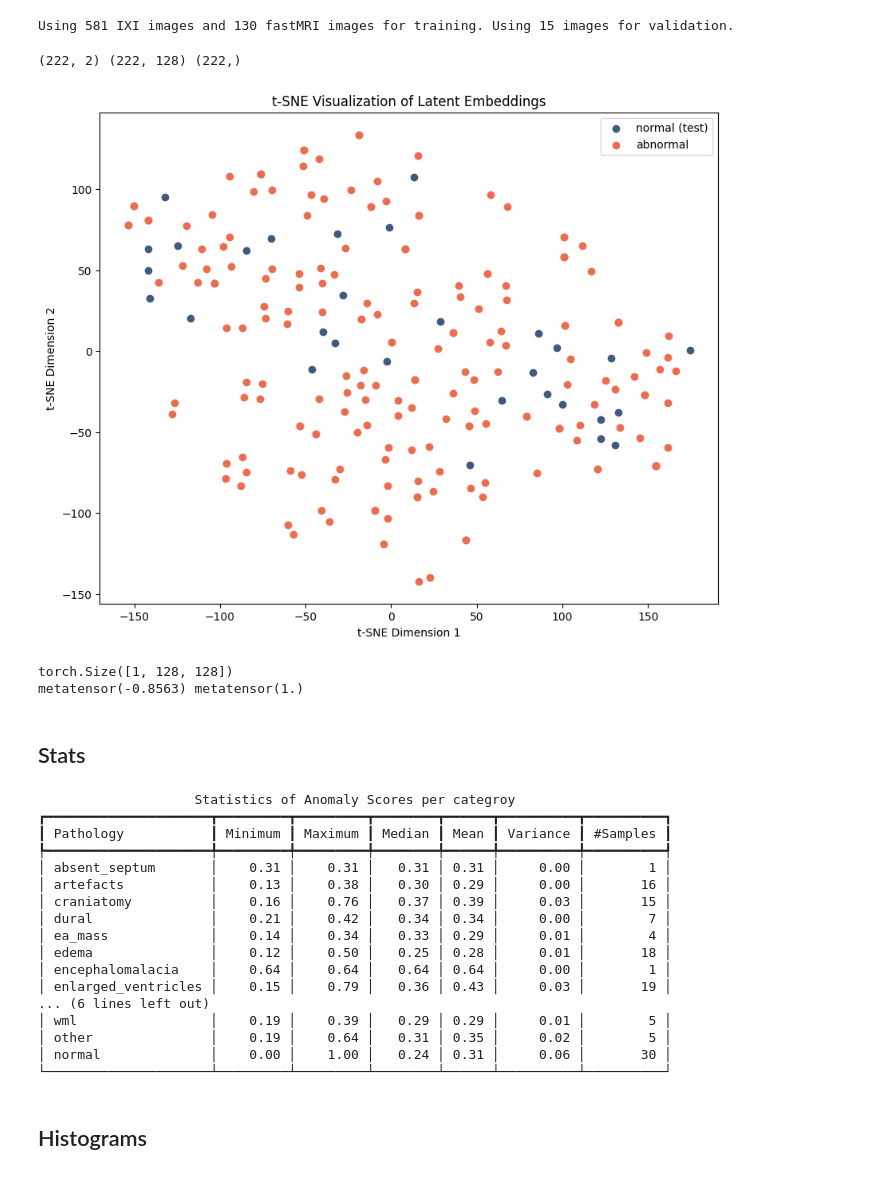
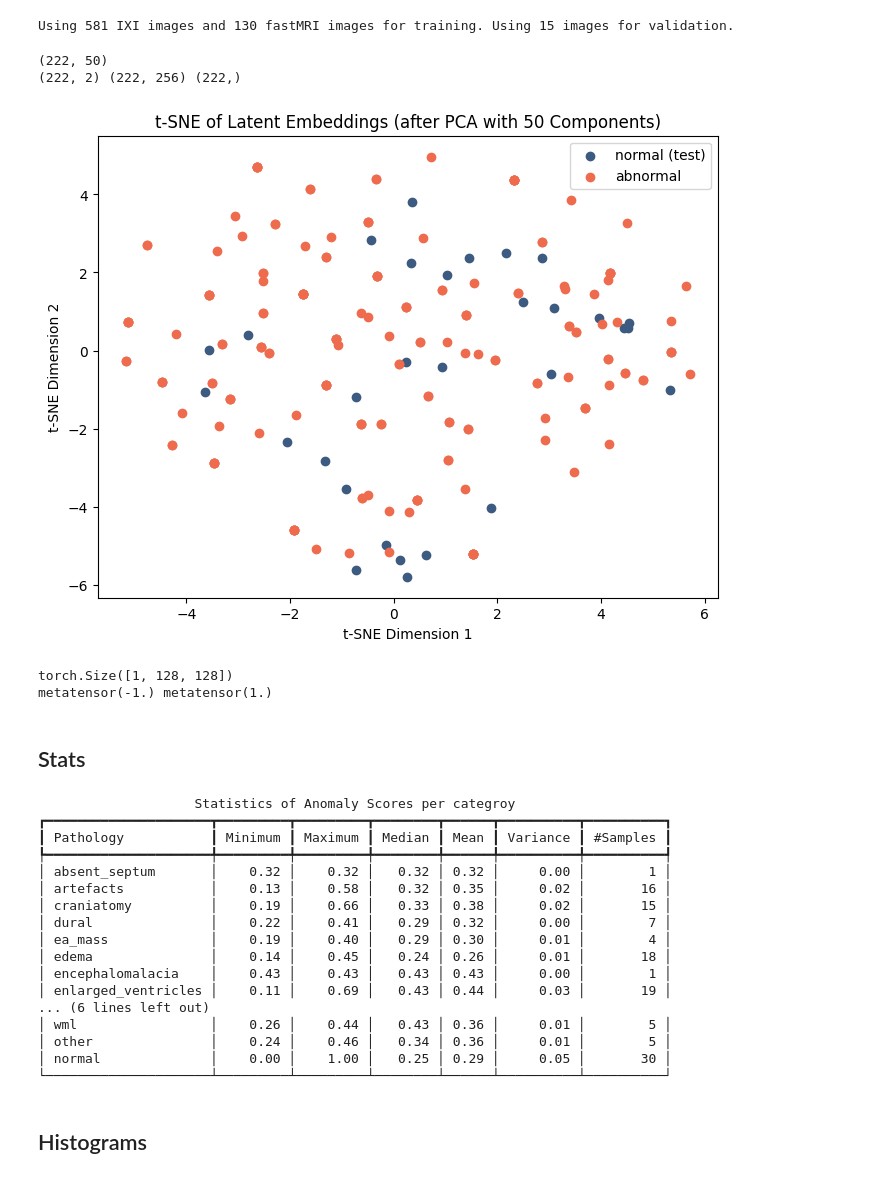
Before and after one commit to MarcelRosier/mad_seminar, a Jupyter notebook: run_eval.ipynb, the cells around one changed output. Saved outputs shown, nothing was run; the diff lists cells and outputs as text; code cells hidden in the pictures.

Commit message:
- add motivation figure to poster - made figsize and color consistent

```diff
--- a/run_eval.ipynb
+++ b/run_eval.ipynb
@@ -6,7 +6,10 @@ import yaml
 
 from model.model import get_model
 from data_loader import TrainDataModule, get_all_test_dataloaders, get_normal_test_dataloader, get_train_dataloader
-
+from ganomaly_eval import GanomalyEvaluator, EvalType
+from sklearn.decomposition import PCA
+from sklearn.manifold import TSNE
+import numpy as np
 # autoreload imported modules
 %load_ext autoreload
 %autoreload 2
@@ -16,7 +19,7 @@ from data_loader import TrainDataModule, get_all_test_dataloaders, get_normal_te
 # with open("./configs/ganomaly_config.yaml", "r") as f:
 best = "/home/marcel/Projects/uni/mad_seminar/models/dulcet-music-21/ganomaly_config.yaml"
 test = "./configs/ganomaly_config.yaml"
-with open(test, "r") as f:
+with open(best, "r") as f:
     config = yaml.safe_load(f)
 
 # Reproducibility
@@ -29,7 +32,7 @@ The autoreload extension is already loaded. To reload it, use:
   %reload_ext autoreload
 # %%
 # load model from checkpit
-from model.ganomaly.lightning_model import Ganomaly
+# from model.ganomaly.lightning_model import Ganomaly
 
 
 model = get_model(config)
@@ -48,8 +51,8 @@ model = get_model(config)
 # custom_cp = "/home/marcel/Projects/uni/mad_seminar/lightning_logs/version_1/checkpoints/epoch=149-step=300.ckpt"
 # Initialize the model by loading from the checkpoint
 best_cp = "models/dulcet-music-21/epoch=149-step=2400.ckpt"
-cp = "/home/marcel/Projects/uni/mad_seminar/lightning_logs/version_54/checkpoints/epoch=119-step=1440.ckpt"
-model.load_state_dict(torch.load(cp)["state_dict"])
+cp = "/home/marcel/Projects/uni/mad_seminar/lightning_logs/version_56/checkpoints/epoch=81-step=984.ckpt"
+model.load_state_dict(torch.load(best_cp)["state_dict"])
 # model.load_state_dict(torch.load(checkpoint_path)['state_dict'])
 _ = model.eval()
 # %% [output]
@@ -83,54 +85,58 @@ evaluator.evaluate_model(normalize=True)
 # %% [output]
 Using 581 IXI images and 130 fastMRI images for training. Using 15 images for validation.
 # %%
-from sklearn.manifold import TSNE
-import numpy as np
+
 embeddings_list = list(evaluator.label_latent_dict.values())
 embeddings = np.concatenate(embeddings_list, axis=0).squeeze()
 categories = np.concatenate([[i]*len(emb) for i, emb in enumerate(embeddings_list)], axis=0).squeeze()
 categories_list = list(evaluator.label_latent_dict.keys())
 
+pca = PCA(n_components=50)
+embeddings_50D = pca.fit_transform(embeddings)
+print(embeddings_50D.shape)
+
 # Apply t-SNE to reduce dimensionality to 2D
-tsne = TSNE(n_components=2, random_state=42)
-embeddings_2d = tsne.fit_transform(embeddings)
+tsne = TSNE(n_components=2, random_state=42, perplexity=100)
+embeddings_2d = tsne.fit_transform(embeddings_50D)
 
 
 print(embeddings_2d.shape, embeddings.shape, categories.shape)
 
-plt.figure(figsize=(10, 8))
-# unique_categories = np.unique(categories)
+plt.figure(figsize=(8, 6))
+unique_categories = np.unique(categories)
 # for i in range(len(unique_categories)):
 #     category = unique_categories[i]
 #     indices = np.where(categories == category)
 
 #     print(np.where(categories == category))
 #     # label = "normal" if categories_list[category] == "normal" else "anomaly"
 #     plt.scatter(embeddings_2d[indices, 0], embeddings_2d[indices, 1], label=categories_list[category])
 # indices = np.where(categories == categories_list.index("train"))
 # plt.scatter(embeddings_2d[indices, 0], embeddings_2d[indices, 1], label="normal (train)", c="#98c1d9")
 
 
 normal_index = categories_list.index("normal")
 indices = np.where(categories == normal_index)
 plt.scatter(embeddings_2d[indices, 0], embeddings_2d[indices, 1], label="normal (test)", c="#3d5a80")
 
 
 # indices = np.where(~np.isin(categories, [normal_index, categories_list.index("train")]))
 indices = np.where(~np.isin(categories, [normal_index]))
 plt.scatter(embeddings_2d[indices, 0], embeddings_2d[indices, 1], label="abnormal", c="#ee6c4d")
 
 
 
 
 
-plt.title('t-SNE Visualization of Latent Embeddings')
+plt.title('t-SNE of Latent Embeddings (after PCA with 50 Components)')
 plt.xlabel('t-SNE Dimension 1')
 plt.ylabel('t-SNE Dimension 2')
 plt.legend()
 plt.show()
 # %% [output]
-(222, 2) (222, 128) (222,)
+(222, 50)
+(222, 2) (222, 256) (222,)
-[figure, old version]
+[figure, new version]
 # %%
 dl = train_data_module.train_dataloader()
 for b in dl:
@@ -139,7 +145,7 @@ for b in dl:
     break
 # %% [output]
 torch.Size([1, 128, 128])
-metatensor(-0.8563) metatensor(1.)
+metatensor(-1.) metatensor(1.)
 # %% [markdown]
 ## Stats
 # %%
@@ -150,18 +156,18 @@ evaluator.print_stats_table()
 ┏━━━━━━━━━━━━━━━━━━━━━┳━━━━━━━━━┳━━━━━━━━━┳━━━━━━━━┳━━━━━━┳━━━━━━━━━━┳━━━━━━━━━━┓
 ┃ Pathology           ┃ Minimum ┃ Maximum ┃ Median ┃ Mean ┃ Variance ┃ #Samples ┃
 ┡━━━━━━━━━━━━━━━━━━━━━╇━━━━━━━━━╇━━━━━━━━━╇━━━━━━━━╇━━━━━━╇━━━━━━━━━━╇━━━━━━━━━━┩
-│ absent_septum       │    0.31 │    0.31 │   0.31 │ 0.31 │     0.00 │        1 │
-│ artefacts           │    0.13 │    0.38 │   0.30 │ 0.29 │     0.00 │       16 │
-│ craniatomy          │    0.16 │    0.76 │   0.37 │ 0.39 │     0.03 │       15 │
-│ dural               │    0.21 │    0.42 │   0.34 │ 0.34 │     0.00 │        7 │
-│ ea_mass             │    0.14 │    0.34 │   0.33 │ 0.29 │     0.01 │        4 │
-│ edema               │    0.12 │    0.50 │   0.25 │ 0.28 │     0.01 │       18 │
-│ encephalomalacia    │    0.64 │    0.64 │   0.64 │ 0.64 │     0.00 │        1 │
-│ enlarged_ventricles │    0.15 │    0.79 │   0.36 │ 0.43 │     0.03 │       19 │
+│ absent_septum       │    0.32 │    0.32 │   0.32 │ 0.32 │     0.00 │        1 │
+│ artefacts           │    0.13 │    0.58 │   0.32 │ 0.35 │     0.02 │       16 │
+│ craniatomy          │    0.19 │    0.66 │   0.33 │ 0.38 │     0.02 │       15 │
+│ dural               │    0.22 │    0.41 │   0.29 │ 0.32 │     0.00 │        7 │
+│ ea_mass             │    0.19 │    0.40 │   0.29 │ 0.30 │     0.01 │        4 │
+│ edema               │    0.14 │    0.45 │   0.24 │ 0.26 │     0.01 │       18 │
+│ encephalomalacia    │    0.43 │    0.43 │   0.43 │ 0.43 │     0.00 │        1 │
+│ enlarged_ventricles │    0.11 │    0.69 │   0.43 │ 0.44 │     0.03 │       19 │
 ... (6 lines left out)
-│ wml                 │    0.19 │    0.39 │   0.29 │ 0.29 │     0.01 │        5 │
-│ other               │    0.19 │    0.64 │   0.31 │ 0.35 │     0.02 │        5 │
-│ normal              │    0.00 │    1.00 │   0.24 │ 0.31 │     0.06 │       30 │
+│ wml                 │    0.26 │    0.44 │   0.43 │ 0.36 │     0.01 │        5 │
+│ other               │    0.24 │    0.46 │   0.34 │ 0.36 │     0.01 │        5 │
+│ normal              │    0.00 │    1.00 │   0.25 │ 0.29 │     0.05 │       30 │
 └─────────────────────┴─────────┴─────────┴────────┴──────┴──────────┴──────────┘
 # %%
 # train_evaluator.print_stats_table()
```
Also changed, not shown: parts of 9 cells of this notebook, 2 other files.
